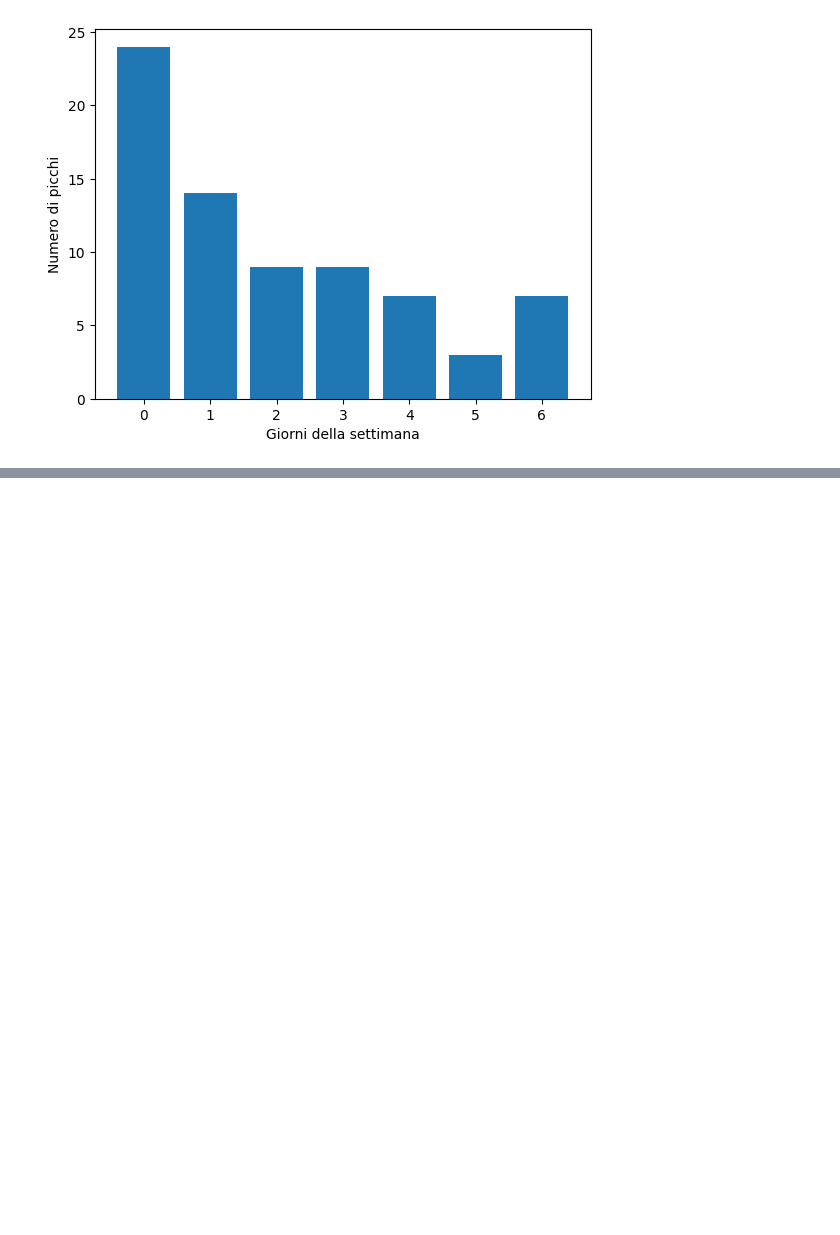
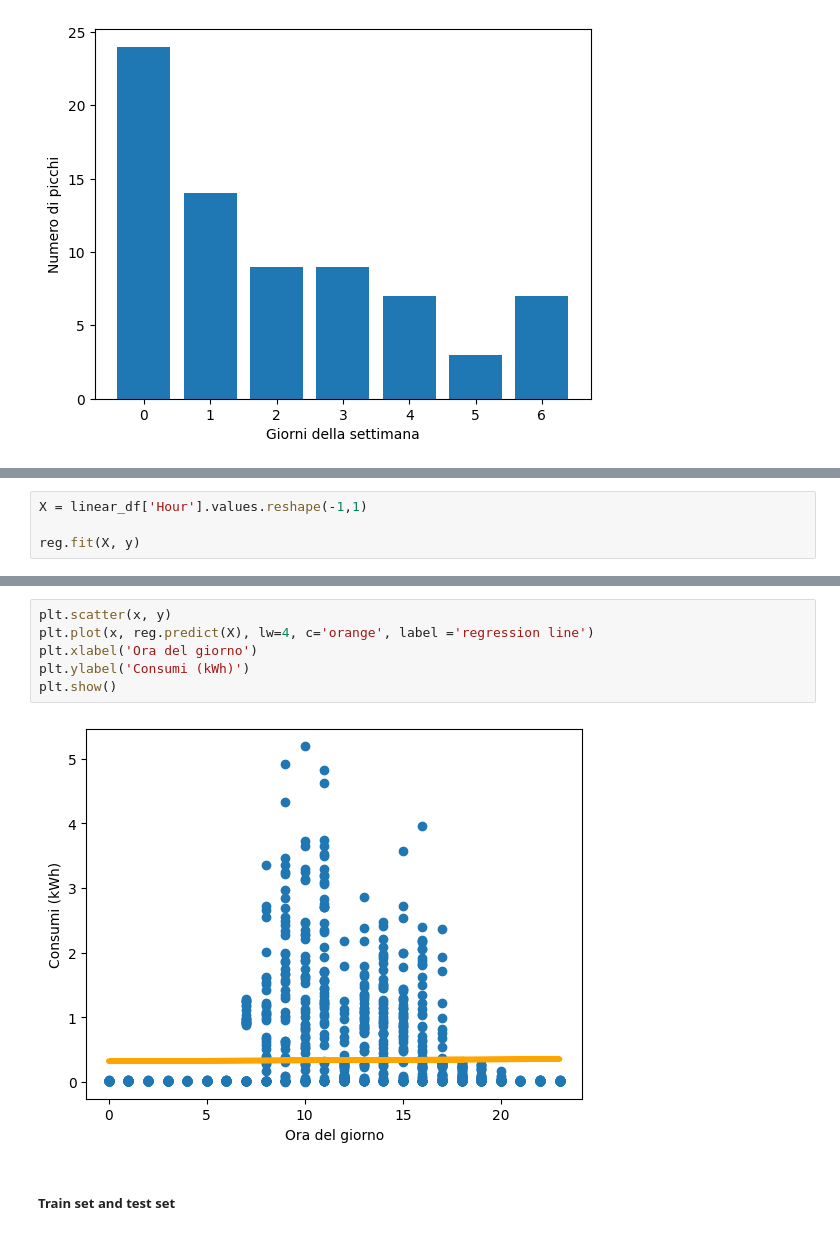
Before and after one commit to gerardocipriano/coffe-machine-heatmap, a Jupyter notebook: coffee_machine_heatmap.ipynb, the cells around one changed output, grey strips where cells are left out. Saved outputs shown, nothing was run; the diff lists cells and outputs as text; blank space fills up the shorter version.

```diff
--- a/coffee_machine_heatmap.ipynb
+++ b/coffee_machine_heatmap.ipynb
@@ -186,0 +224,4 @@ Text(0, 0.5, 'Numero di picchi')
+# %%
+X = linear_df['Hour'].values.reshape(-1,1)
+
+reg.fit(X, y)
@@ -186,0 +239,10 @@ Text(0, 0.5, 'Numero di picchi')
+# %%
+plt.scatter(x, y)
+plt.plot(x, reg.predict(X), lw=4, c='orange', label ='regression line')
+plt.xlabel('Ora del giorno')
+plt.ylabel('Consumi (kWh)')
+plt.show()
+# %% [output]
+[figure, added]
+# %% [markdown]
+##### Train set and test set
```
Also changed, not shown: parts of 24 cells of this notebook.
